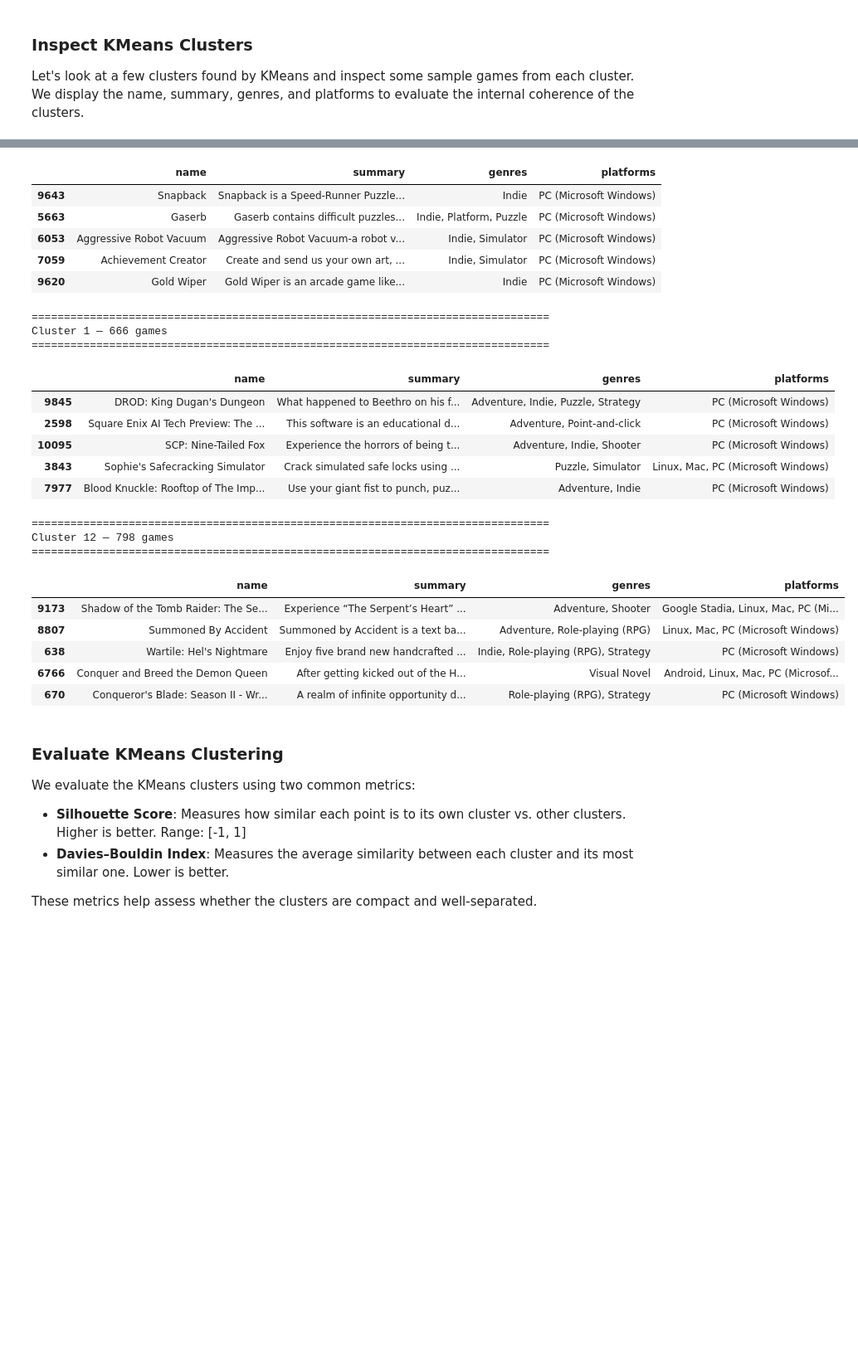
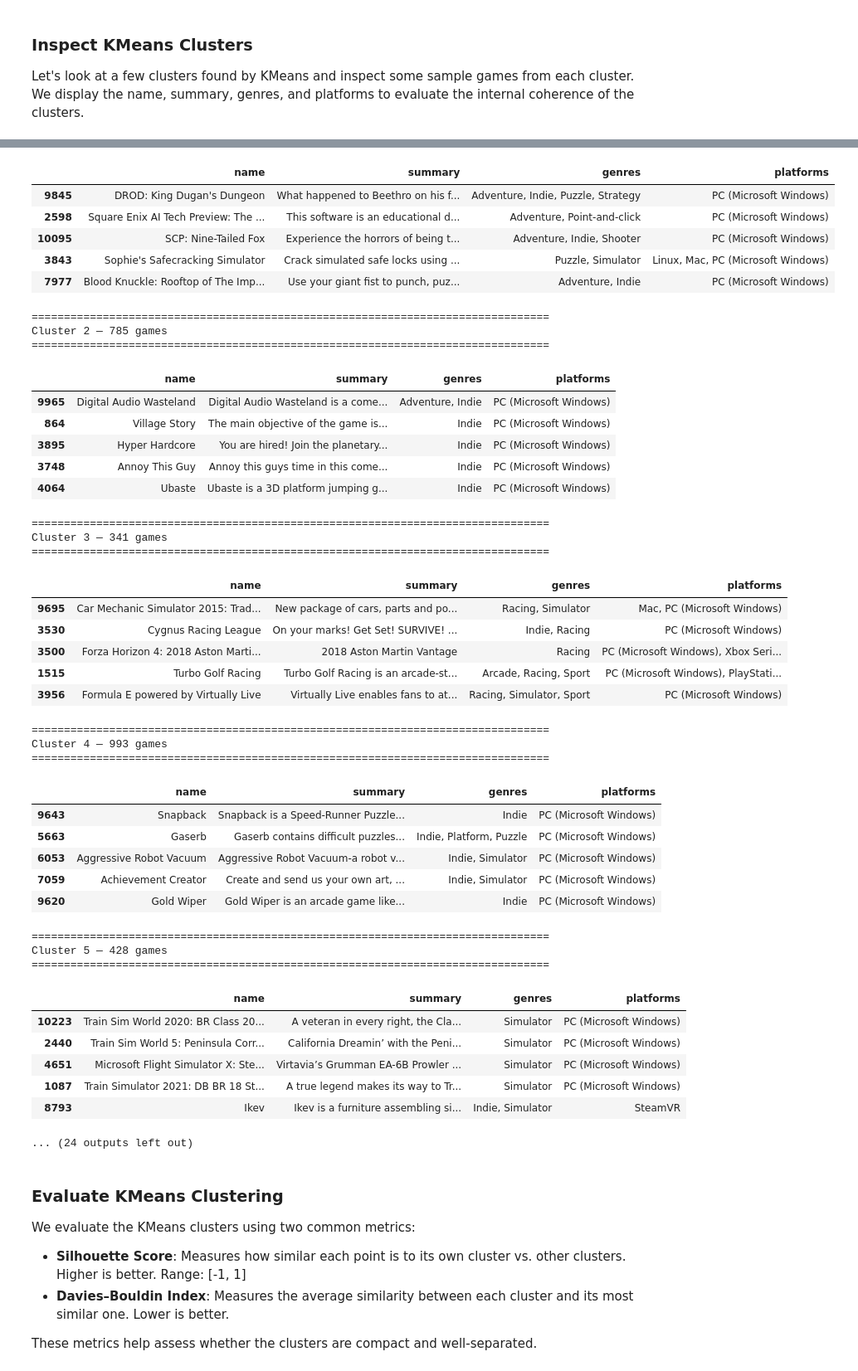
Before and after one commit to samerbuj/videogame-recommender, a Jupyter notebook: scripts/Kmeans_DBScan.ipynb, the cells around one changed output, grey strips where cells are left out. Shown at 83% size. Cells and saved outputs as stored; diff of their text form; code cells hidden in the pictures; blank space fills up the shorter version.

```diff
--- a/scripts/Kmeans_DBScan.ipynb
+++ b/scripts/Kmeans_DBScan.ipynb
@@ -81,6 +82,7 @@ def inspect_clusters(df, cluster_col="cluster_kmeans", n_clusters=4, n_samples=5
 
     random.seed(42)
     clusters_to_show += random.sample(remaining_clusters, min(n_clusters - len(clusters_to_show), len(remaining_clusters)))
+    clusters_to_show = sorted(df[cluster_col].dropna().unique())
 
     for cluster_id in clusters_to_show:
         print("=" * 80)
@@ -137,6 +147,8 @@ def plot_clusters(X, labels, title="Cluster Plot", figsize=(8,6)):
 We apply the KMeans clustering algorithm on the normalized embeddings.
 We choose a number of clusters `k = 20` based on the approximate size and diversity of the dataset.
 After fitting the model, we assign each game to a cluster.
+# %%
+df_kmeans = df.copy()
 # %% [markdown]
 ##### Determine Optimal Number of Clusters with Elbow Method
 
@@ -190,9 +202,9 @@ def run_kmeans_clustering(X, n_clusters=20, random_state=42):
 kmeans_labels = run_kmeans_clustering(emb_norm, n_clusters=k_optimal)
 
 # Assign to dataframe
-df["cluster_kmeans"] = kmeans_labels
+df_kmeans["cluster_kmeans"] = kmeans_labels
 
 # Check basic cluster stats
-print("Number of clusters found:", df["cluster_kmeans"].nunique())
-print(df["cluster_kmeans"].value_counts().sort_index())
+print("Number of clusters found:", df_kmeans["cluster_kmeans"].nunique())
+print(df_kmeans["cluster_kmeans"].value_counts().sort_index())
 # %% [output]
@@ -219,7 +231,7 @@ Name: count, dtype: int64
 Let's look at a few clusters found by KMeans and inspect some sample games from each cluster.
 We display the name, summary, genres, and platforms to evaluate the internal coherence of the clusters.
 # %%
-inspect_clusters(df, cluster_col="cluster_kmeans")
+inspect_clusters(df_kmeans, cluster_col="cluster_kmeans")
 # %% [output]
 ================================================================================
 Cluster 0 — 810 games
@@ -235,28 +247,47 @@ Cluster 4 — 993 games
 ================================================================================
 |  | name | summary | genres | platforms |
-| 9643 | Snapback | Snapback is a Speed-Runner Puzzle... | Indie | PC (Microsoft Windows) |
-| 5663 | Gaserb | Gaserb contains difficult puzzles... | Indie, Platform, Puzzle | PC (Microsoft Windows) |
-| 6053 | Aggressive Robot Vacuum | Aggressive Robot Vacuum-a robot v... | Indie, Simulator | PC (Microsoft Windows) |
-| 7059 | Achievement Creator | Create and send us your own art, ... | Indie, Simulator | PC (Microsoft Windows) |
-| 9620 | Gold Wiper | Gold Wiper is an arcade game like... | Indie | PC (Microsoft Windows) |
+| 9845 | DROD: King Dugan's Dungeon | What happened to Beethro on his f... | Adventure, Indie, Puzzle, Strategy | PC (Microsoft Windows) |
+| 2598 | Square Enix AI Tech Preview: The ... | This software is an educational d... | Adventure, Point-and-click | PC (Microsoft Windows) |
+| 10095 | SCP: Nine-Tailed Fox | Experience the horrors of being t... | Adventure, Indie, Shooter | PC (Microsoft Windows) |
+| 3843 | Sophie's Safecracking Simulator | Crack simulated safe locks using ... | Puzzle, Simulator | Linux, Mac, PC (Microsoft Windows) |
+| 7977 | Blood Knuckle: Rooftop of The Imp... | Use your giant fist to punch, puz... | Adventure, Indie | PC (Microsoft Windows) |
 ================================================================================
-Cluster 1 — 666 games
+Cluster 2 — 785 games
 ================================================================================
 |  | name | summary | genres | platforms |
-| 9845 | DROD: King Dugan's Dungeon | What happened to Beethro on his f... | Adventure, Indie, Puzzle, Strategy | PC (Microsoft Windows) |
-| 2598 | Square Enix AI Tech Preview: The ... | This software is an educational d... | Adventure, Point-and-click | PC (Microsoft Windows) |
-| 10095 | SCP: Nine-Tailed Fox | Experience the horrors of being t... | Adventure, Indie, Shooter | PC (Microsoft Windows) |
-| 3843 | Sophie's Safecracking Simulator | Crack simulated safe locks using ... | Puzzle, Simulator | Linux, Mac, PC (Microsoft Windows) |
-| 7977 | Blood Knuckle: Rooftop of The Imp... | Use your giant fist to punch, puz... | Adventure, Indie | PC (Microsoft Windows) |
+| 9965 | Digital Audio Wasteland | Digital Audio Wasteland is a come... | Adventure, Indie | PC (Microsoft Windows) |
+| 864 | Village Story | The main objective of the game is... | Indie | PC (Microsoft Windows) |
+| 3895 | Hyper Hardcore | You are hired! Join the planetary... | Indie | PC (Microsoft Windows) |
+| 3748 | Annoy This Guy | Annoy this guys time in this come... | Indie | PC (Microsoft Windows) |
+| 4064 | Ubaste | Ubaste is a 3D platform jumping g... | Indie | PC (Microsoft Windows) |
 ================================================================================
-Cluster 12 — 798 games
+Cluster 3 — 341 games
 ================================================================================
 |  | name | summary | genres | platforms |
-| 9173 | Shadow of the Tomb Raider: The Se... | Experience “The Serpent’s Heart” ... | Adventure, Shooter | Google Stadia, Linux, Mac, PC (Mi... |
-| 8807 | Summoned By Accident | Summoned by Accident is a text ba... | Adventure, Role-playing (RPG) | Linux, Mac, PC (Microsoft Windows) |
-| 638 | Wartile: Hel's Nightmare | Enjoy five brand new handcrafted ... | Indie, Role-playing (RPG), Strategy | PC (Microsoft Windows) |
-| 6766 | Conquer and Breed the Demon Queen | After getting kicked out of the H... | Visual Novel | Android, Linux, Mac, PC (Microsof... |
-| 670 | Conqueror's Blade: Season II - Wr... | A realm of infinite opportunity d... | Role-playing (RPG), Strategy | PC (Microsoft Windows) |
+| 9695 | Car Mechanic Simulator 2015: Trad... | New package of cars, parts and po... | Racing, Simulator | Mac, PC (Microsoft Windows) |
+| 3530 | Cygnus Racing League | On your marks! Get Set! SURVIVE! ... | Indie, Racing | PC (Microsoft Windows) |
+| 3500 | Forza Horizon 4: 2018 Aston Marti... | 2018 Aston Martin Vantage | Racing | PC (Microsoft Windows), Xbox Seri... |
+| 1515 | Turbo Golf Racing | Turbo Golf Racing is an arcade-st... | Arcade, Racing, Sport | PC (Microsoft Windows), PlayStati... |
+| 3956 | Formula E powered by Virtually Live | Virtually Live enables fans to at... | Racing, Simulator, Sport | PC (Microsoft Windows) |
+================================================================================
+Cluster 4 — 993 games
+================================================================================
+|  | name | summary | genres | platforms |
+| 9643 | Snapback | Snapback is a Speed-Runner Puzzle... | Indie | PC (Microsoft Windows) |
+| 5663 | Gaserb | Gaserb contains difficult puzzles... | Indie, Platform, Puzzle | PC (Microsoft Windows) |
+| 6053 | Aggressive Robot Vacuum | Aggressive Robot Vacuum-a robot v... | Indie, Simulator | PC (Microsoft Windows) |
+| 7059 | Achievement Creator | Create and send us your own art, ... | Indie, Simulator | PC (Microsoft Windows) |
+| 9620 | Gold Wiper | Gold Wiper is an arcade game like... | Indie | PC (Microsoft Windows) |
+================================================================================
+Cluster 5 — 428 games
+================================================================================
+|  | name | summary | genres | platforms |
+| 10223 | Train Sim World 2020: BR Class 20... | A veteran in every right, the Cla... | Simulator | PC (Microsoft Windows) |
+| 2440 | Train Sim World 5: Peninsula Corr... | California Dreamin’ with the Peni... | Simulator | PC (Microsoft Windows) |
+| 4651 | Microsoft Flight Simulator X: Ste... | Virtavia’s Grumman EA-6B Prowler ... | Simulator | PC (Microsoft Windows) |
+| 1087 | Train Simulator 2021: DB BR 18 St... | A true legend makes its way to Tr... | Simulator | PC (Microsoft Windows) |
+| 8793 | Ikev | Ikev is a furniture assembling si... | Indie, Simulator | SteamVR |
+... (24 outputs left out)
 # %% [markdown]
 ### Evaluate KMeans Clustering
 
```
Also changed, not shown: parts of 15 cells of this notebook.
